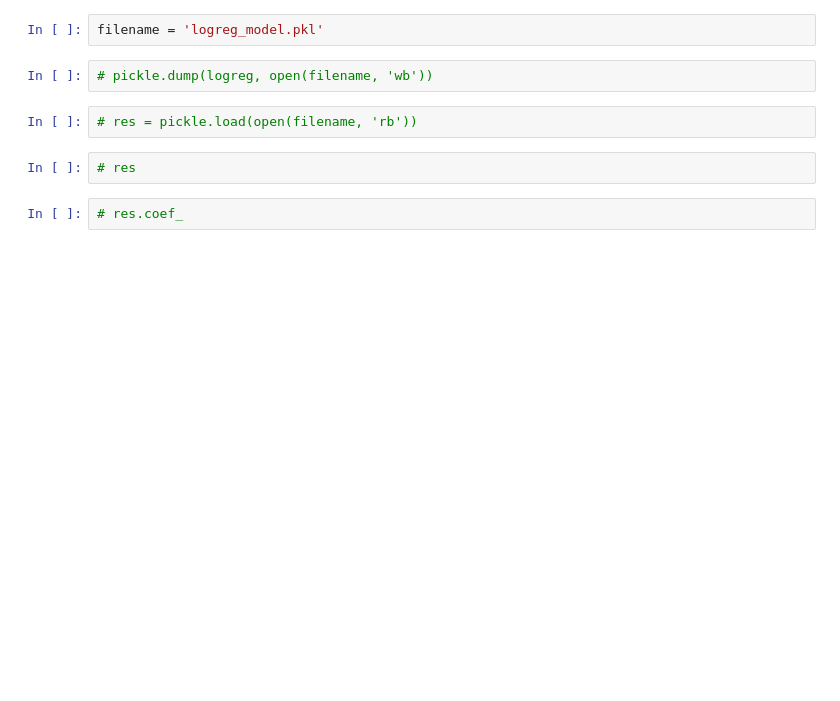
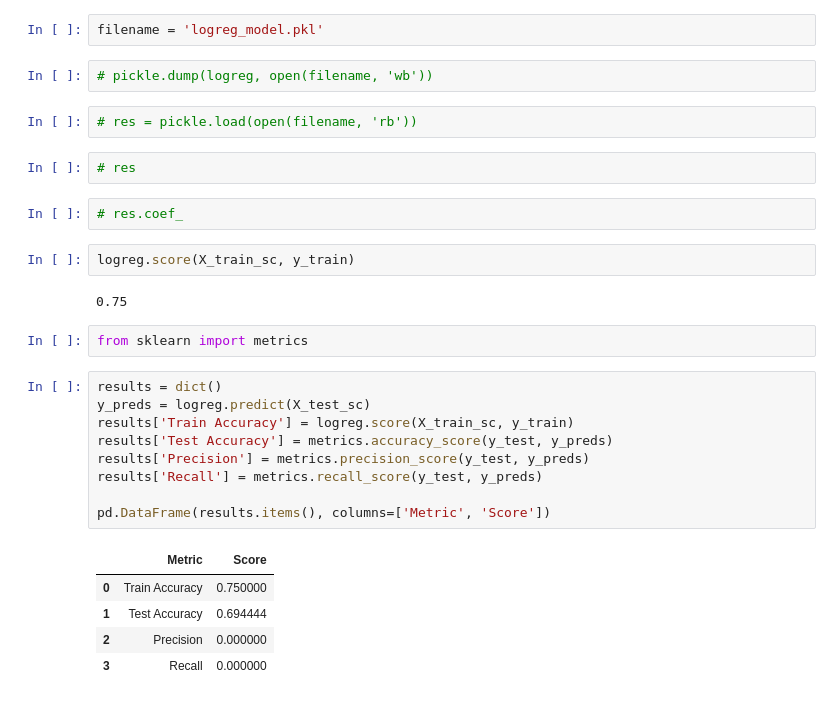
Before and after one commit to RifqiAlkhatib/rossi-recidivism, a Jupyter notebook: notebooks/predicting_arrest.ipynb, the cells around one changed output. Drawn from its saved outputs; the diff is of its cells as text; blank space fills up the shorter version.

Commit message:
Added metrics and coefficients to modelling

```diff
--- a/notebooks/predicting_arrest.ipynb
+++ b/notebooks/predicting_arrest.ipynb
@@ -154,3 +155,24 @@ filename = 'logreg_model.pkl'
 # res
 # %%
 # res.coef_
+# %%
+logreg.score(X_train_sc, y_train)
+# %% [output]
+0.75
+# %%
+from sklearn import metrics
+# %%
+results = dict()
+y_preds = logreg.predict(X_test_sc)
+results['Train Accuracy'] = logreg.score(X_train_sc, y_train)
+results['Test Accuracy'] = metrics.accuracy_score(y_test, y_preds)
+results['Precision'] = metrics.precision_score(y_test, y_preds)
+results['Recall'] = metrics.recall_score(y_test, y_preds)
+
+pd.DataFrame(results.items(), columns=['Metric', 'Score'])
+# %% [output]
+|  | Metric | Score |
+| 0 | Train Accuracy | 0.750000 |
+| 1 | Test Accuracy | 0.694444 |
+| 2 | Precision | 0.000000 |
+| 3 | Recall | 0.000000 |
```
Also changed, not shown: parts of 6 cells of this notebook, 4 other files.
